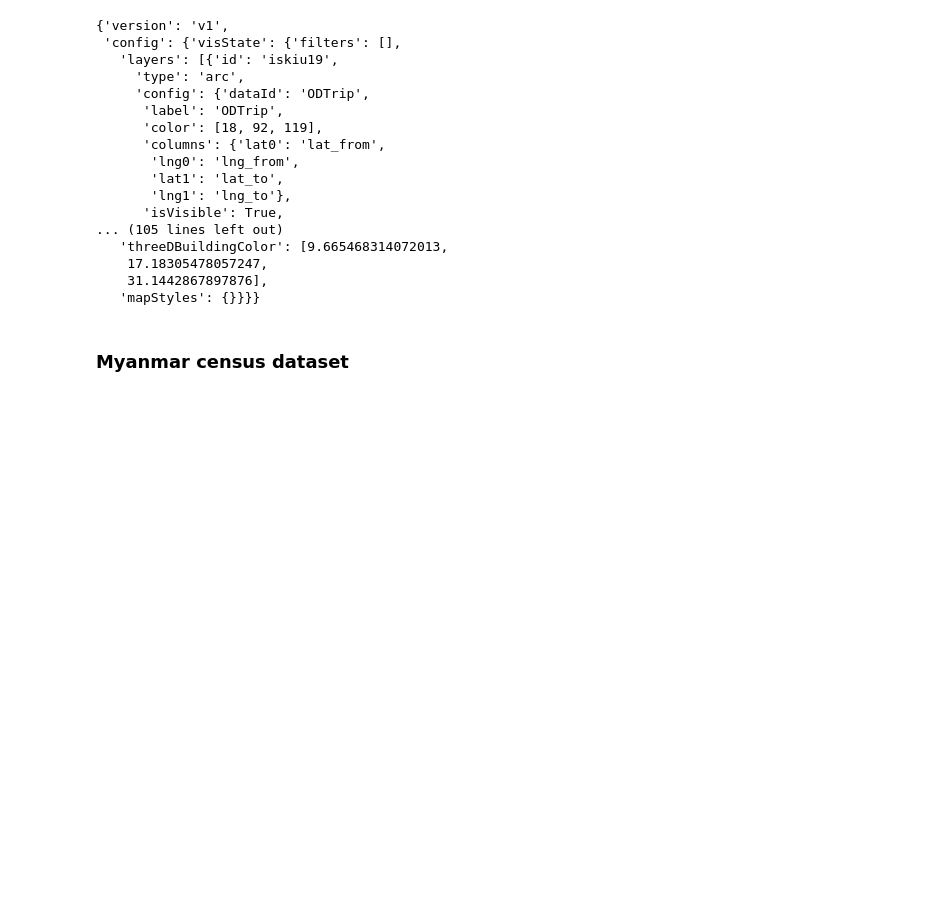
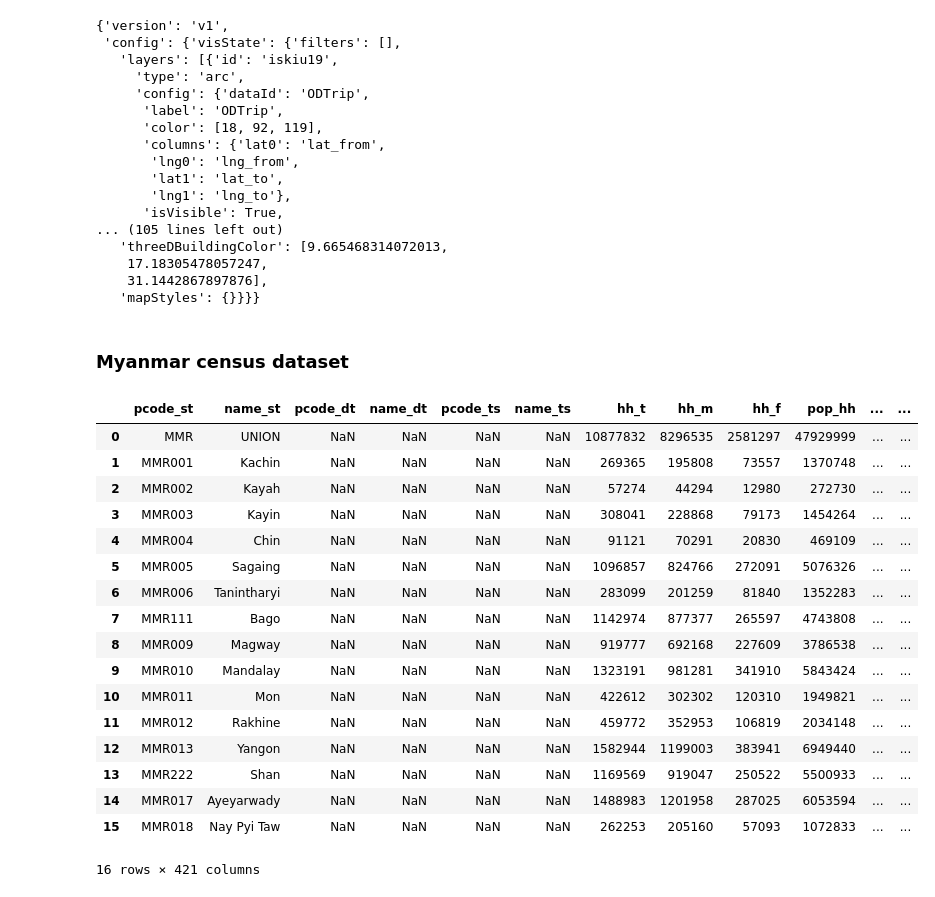
Before and after one commit to kenseii/geo-myanmar-2020, a Jupyter notebook: 3.0 visualization.ipynb, the cells around one changed output. Drawn from its saved outputs; the diff is of its cells as text; code cells hidden in the pictures; blank space fills up the shorter version.

```diff
--- a/3.0 visualization.ipynb
+++ b/3.0 visualization.ipynb
@@ -130,2 +132,25 @@ with open("config/kepler_config.txt",'w') as kepler_config_file:
 # %% [markdown]
 ### Myanmar census dataset
+# %%
+householdf = pd.read_csv("data/census/householdspopulationbaseddatasetsrunion.csv")
+# %%
+householdf
+# %% [output]
+|  | pcode_st | name_st | pcode_dt | name_dt | pcode_ts | name_ts | hh_t | hh_m | hh_f | pop_hh | ... | ... |
+| 0 | MMR | UNION | NaN | NaN | NaN | NaN | 10877832 | 8296535 | 2581297 | 47929999 | ... | ... |
+| 1 | MMR001 | Kachin | NaN | NaN | NaN | NaN | 269365 | 195808 | 73557 | 1370748 | ... | ... |
+| 2 | MMR002 | Kayah | NaN | NaN | NaN | NaN | 57274 | 44294 | 12980 | 272730 | ... | ... |
+| 3 | MMR003 | Kayin | NaN | NaN | NaN | NaN | 308041 | 228868 | 79173 | 1454264 | ... | ... |
+| 4 | MMR004 | Chin | NaN | NaN | NaN | NaN | 91121 | 70291 | 20830 | 469109 | ... | ... |
+| 5 | MMR005 | Sagaing | NaN | NaN | NaN | NaN | 1096857 | 824766 | 272091 | 5076326 | ... | ... |
+| 6 | MMR006 | Tanintharyi | NaN | NaN | NaN | NaN | 283099 | 201259 | 81840 | 1352283 | ... | ... |
+| 7 | MMR111 | Bago | NaN | NaN | NaN | NaN | 1142974 | 877377 | 265597 | 4743808 | ... | ... |
+| 8 | MMR009 | Magway | NaN | NaN | NaN | NaN | 919777 | 692168 | 227609 | 3786538 | ... | ... |
+| 9 | MMR010 | Mandalay | NaN | NaN | NaN | NaN | 1323191 | 981281 | 341910 | 5843424 | ... | ... |
+| 10 | MMR011 | Mon | NaN | NaN | NaN | NaN | 422612 | 302302 | 120310 | 1949821 | ... | ... |
+| 11 | MMR012 | Rakhine | NaN | NaN | NaN | NaN | 459772 | 352953 | 106819 | 2034148 | ... | ... |
+| 12 | MMR013 | Yangon | NaN | NaN | NaN | NaN | 1582944 | 1199003 | 383941 | 6949440 | ... | ... |
+| 13 | MMR222 | Shan | NaN | NaN | NaN | NaN | 1169569 | 919047 | 250522 | 5500933 | ... | ... |
+| 14 | MMR017 | Ayeyarwady | NaN | NaN | NaN | NaN | 1488983 | 1201958 | 287025 | 6053594 | ... | ... |
+| 15 | MMR018 | Nay Pyi Taw | NaN | NaN | NaN | NaN | 262253 | 205160 | 57093 | 1072833 | ... | ... |
+16 rows × 421 columns
```
Also changed, not shown: parts of 12 cells of this notebook.
